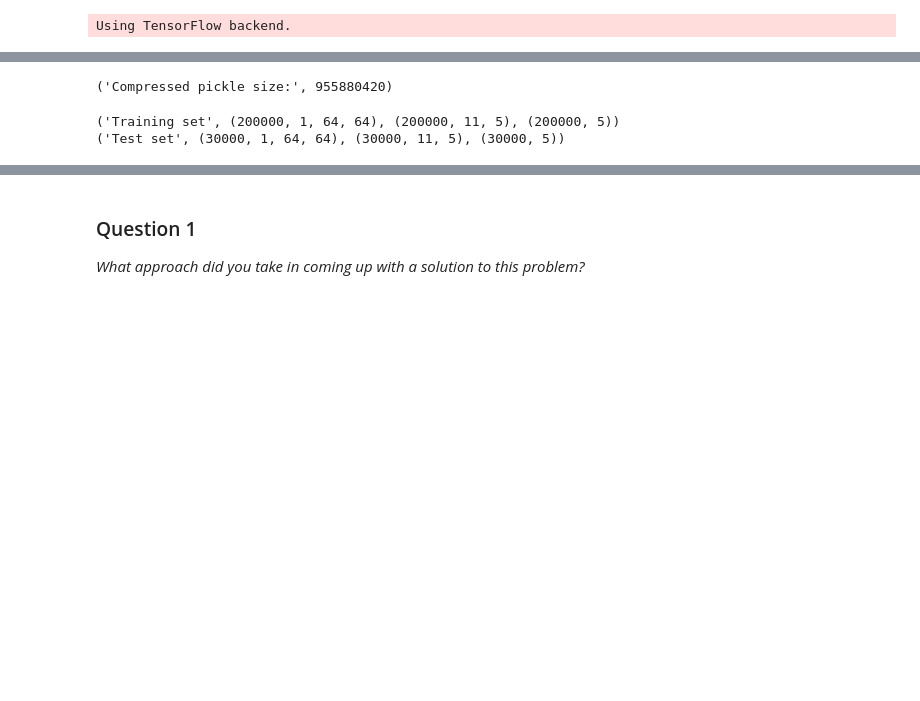
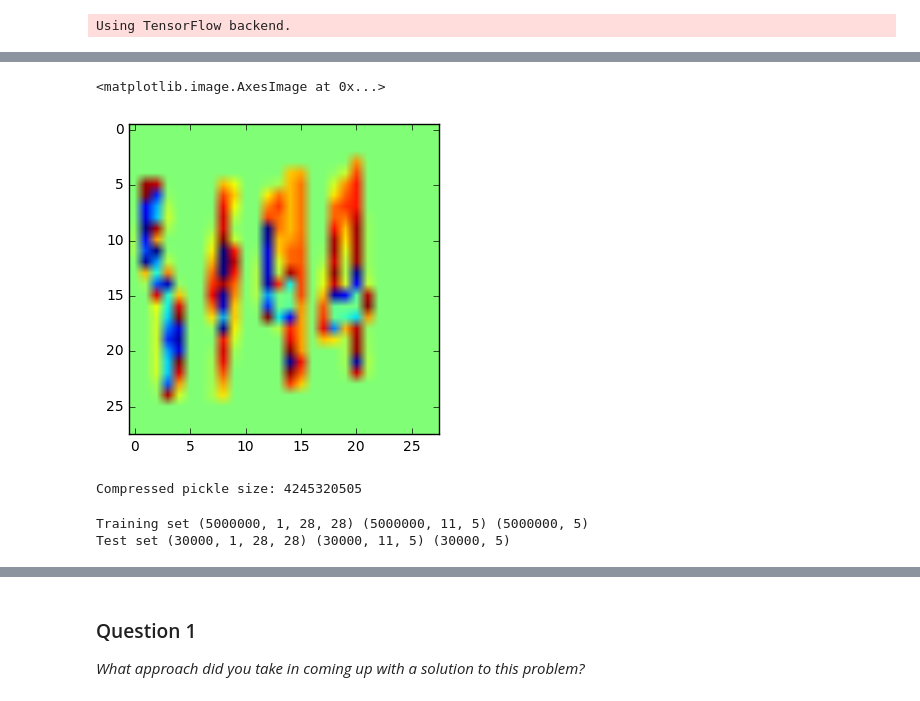
Before and after one commit to caasted/udacity-mlnd, a Jupyter notebook: digit_recognition/digit_recognition.ipynb, the cells around one changed output, grey strips where cells are left out. Cells and saved outputs as stored; diff of their text form; code cells hidden in the pictures; blank space fills up the shorter version.

Commit message:
feat: Add full model results for MNIST and SVHN

```diff
--- a/digit_recognition/digit_recognition.ipynb
+++ b/digit_recognition/digit_recognition.ipynb
@@ -112,12 +164,15 @@ Generating sequence data complete.
 # %%
-sample = np.array(new_train_dataset[np.random.randint(new_train_dataset.shape[0]), :, :])
+image = np.array(new_train_dataset[np.random.randint(new_train_dataset.shape[0]), 0, :, :])
 
-image = Image.fromarray(sample, 'L')
-image.show()
+plt.figure()
+plt.imshow(image)
+# %% [output]
+<matplotlib.image.AxesImage at 0x...>
+[figure, added]
 # %%
 # Don't run unless saving a new batch of data!
 
-pickle_file = 'MNISTseq64a.pickle'
+pickle_file = 'MNISTseq28_xlg-3.pickle'
 
 try:
   f = open(pickle_file, 'wb')
@@ -138,11 +193,15 @@ except Exception as e:
 statinfo = os.stat(pickle_file)
 print('Compressed pickle size:', statinfo.st_size)
 # %% [output]
-('Compressed pickle size:', 955880420)
+Compressed pickle size: 4245320505
 # %%
 # Run this cell after the import statements if the sequence data is already pickled
 
-pickle_file = 'MNISTseq64a.pickle'
+pickle_file = 'MNISTseq28_xlg-3.pickle'
+# Random numbers, with label for blank cases:                          'MNISTseq28_xlg-1.pickle'
+# Random lengths, with label for blank cases:                          'MNISTseq28_xlg-2.pickle'
+# Random numbers, with label for blank cases, and constant spacing:    'MNISTseq28_xlg-3.pickle'
+# Random lengths, with label for blank cases, and constant spacing:    'MNISTseq28_xlg-4.pickle'
 
 with open(pickle_file, 'rb') as f:
   save = pickle.load(f)
@@ -154,22 +213,14 @@ with open(pickle_file, 'rb') as f:
   test_sequences = save['test_sequences']
   del save  # hint to help gc free up memory
 
-# image_size = 28
-image_size = 64
+image_size = 28
+# image_size = 64
 num_labels = 11
 max_sequence_length=5
 num_channels = 1 # grayscale
 
-def reformat(dataset, labels):
-  dataset = dataset.reshape(
-    (-1, num_channels, image_size, image_size)).astype(np.float32)
-  labels = labels.reshape(-1, num_labels, max_sequence_length)
-
-  return dataset, labels
-train_dataset, train_labels = reformat(train_dataset, train_labels)
-test_dataset, test_labels = reformat(test_dataset, test_labels)
 print('Training set', train_dataset.shape, train_labels.shape, train_sequences.shape)
 print('Test set', test_dataset.shape, test_labels.shape, test_sequences.shape)
 # %% [output]
-('Training set', (200000, 1, 64, 64), (200000, 11, 5), (200000, 5))
-('Test set', (30000, 1, 64, 64), (30000, 11, 5), (30000, 5))
+Training set (5000000, 1, 28, 28) (5000000, 11, 5) (5000000, 5)
+Test set (30000, 1, 28, 28) (30000, 11, 5) (30000, 5)
```
Also changed, not shown: parts of 45 cells of this notebook, 3 other files.
